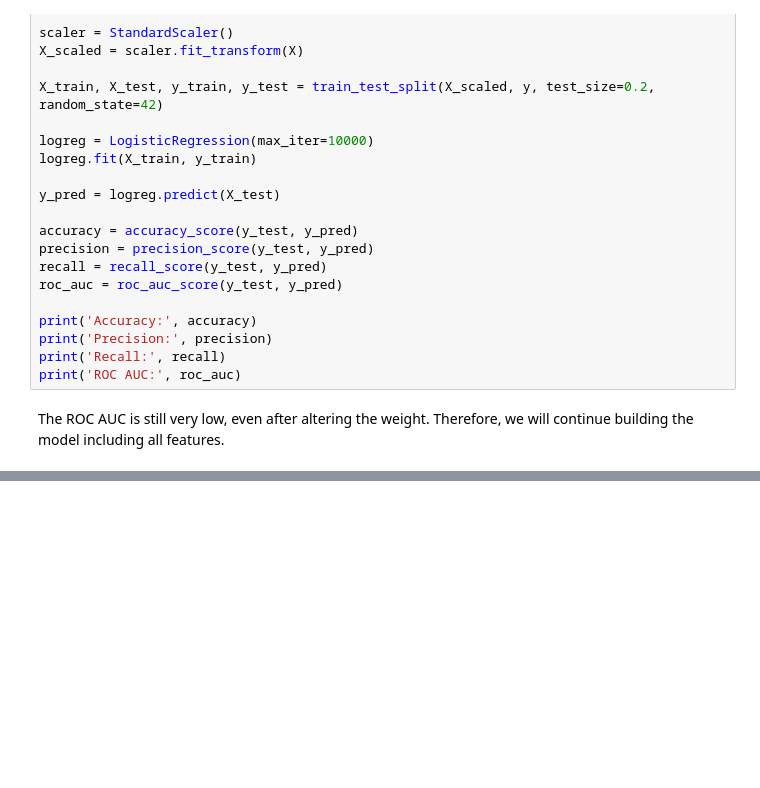
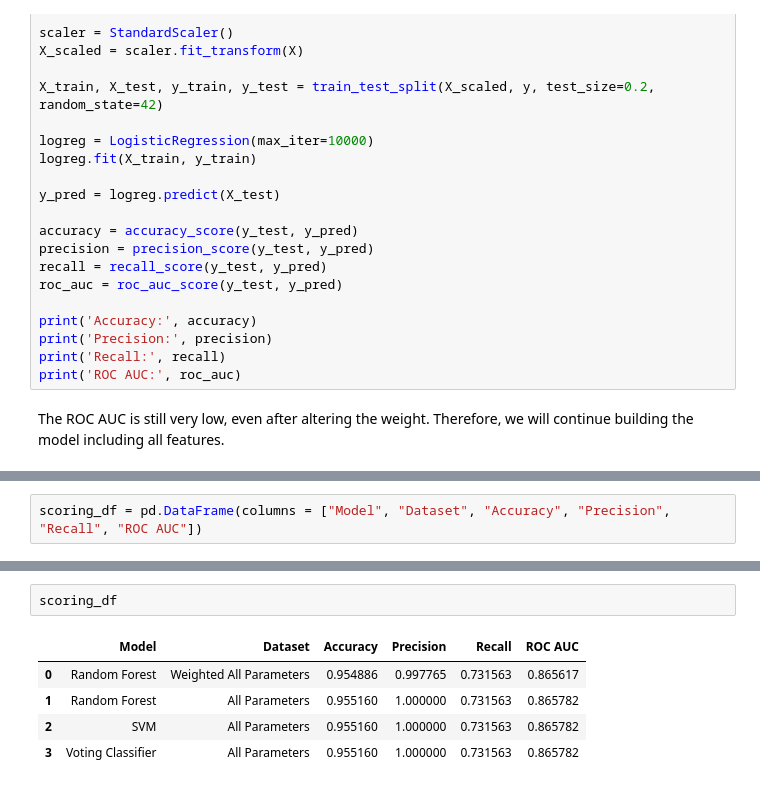
Before and after one commit to juliast224/heart-disease-prediction, a Jupyter notebook: Heart_disease_prediction.ipynb, the cells around one changed output, grey strips where cells are left out. Drawn from its saved outputs; the diff is of its cells as text; blank space fills up the shorter version.

Commit message:
added rf, svm, voting classifier and score df

```diff
--- a/Heart_disease_prediction.ipynb
+++ b/Heart_disease_prediction.ipynb
@@ -920,0 +943,2 @@ The ROC AUC is still very low, even after altering the weight. Therefore, we wil
+# %%
+scoring_df = pd.DataFrame(columns = ["Model", "Dataset", "Accuracy", "Precision", "Recall", "ROC AUC"])
@@ -920,0 +1034,8 @@ The ROC AUC is still very low, even after altering the weight. Therefore, we wil
+# %%
+scoring_df
+# %% [output]
+|  | Model | Dataset | Accuracy | Precision | Recall | ROC AUC |
+| 0 | Random Forest | Weighted All Parameters | 0.954886 | 0.997765 | 0.731563 | 0.865617 |
+| 1 | Random Forest | All Parameters | 0.955160 | 1.000000 | 0.731563 | 0.865782 |
+| 2 | SVM | All Parameters | 0.955160 | 1.000000 | 0.731563 | 0.865782 |
+| 3 | Voting Classifier | All Parameters | 0.955160 | 1.000000 | 0.731563 | 0.865782 |
```
Also changed, not shown: parts of 15 cells of this notebook.
